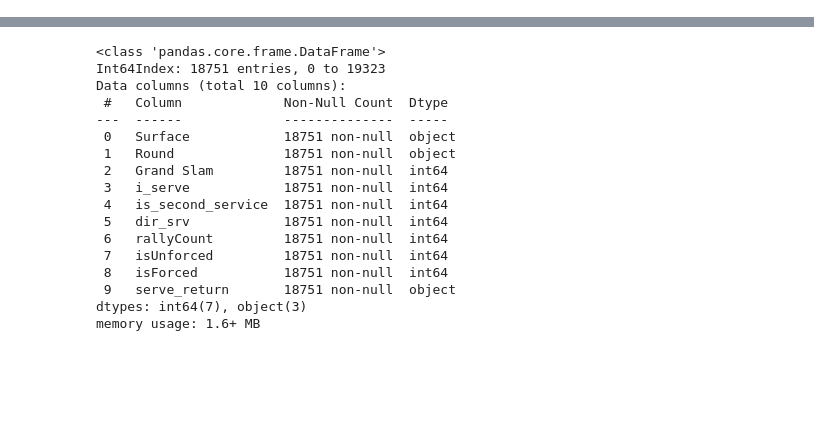
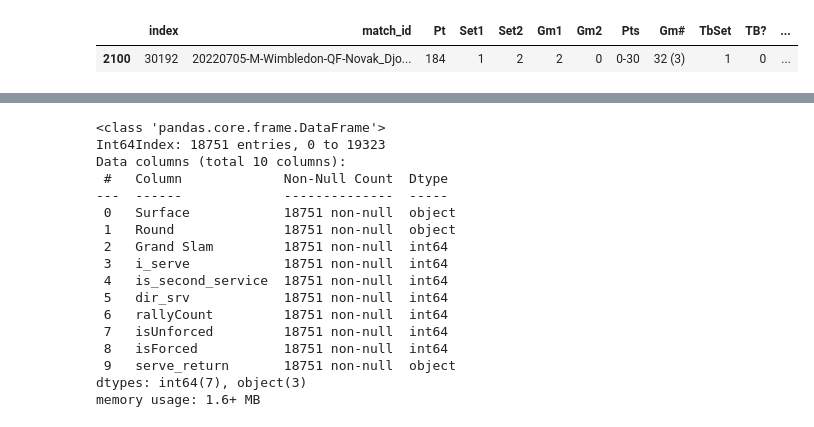
Before and after one commit to eduardoscovino/tennis-analytics, a Jupyter notebook: tennis-analytics-rede-neural-v2.ipynb, the cells around one changed output, grey strips where cells are left out. Saved outputs shown, nothing was run; the diff lists cells and outputs as text; code cells hidden in the pictures; blank space fills up the shorter version.

```diff
--- a/tennis-analytics-rede-neural-v2.ipynb
+++ b/tennis-analytics-rede-neural-v2.ipynb
@@ -140,0 +160,5 @@ memory usage: 5.9+ MB
+# %%
+df[df['serve_return'] == 'f273m3']
+# %% [output]
+|  | index | match_id | Pt | Set1 | Set2 | Gm1 | Gm2 | Pts | Gm# | TbSet | TB? | ... |
+| 2100 | 30192 | 20220705-M-Wimbledon-QF-Novak_Djo... | 184 | 1 | 2 | 2 | 0 | 0-30 | 32 (3) | 1 | 0 | ... |
```
Also changed, not shown: parts of 41 cells of this notebook.
